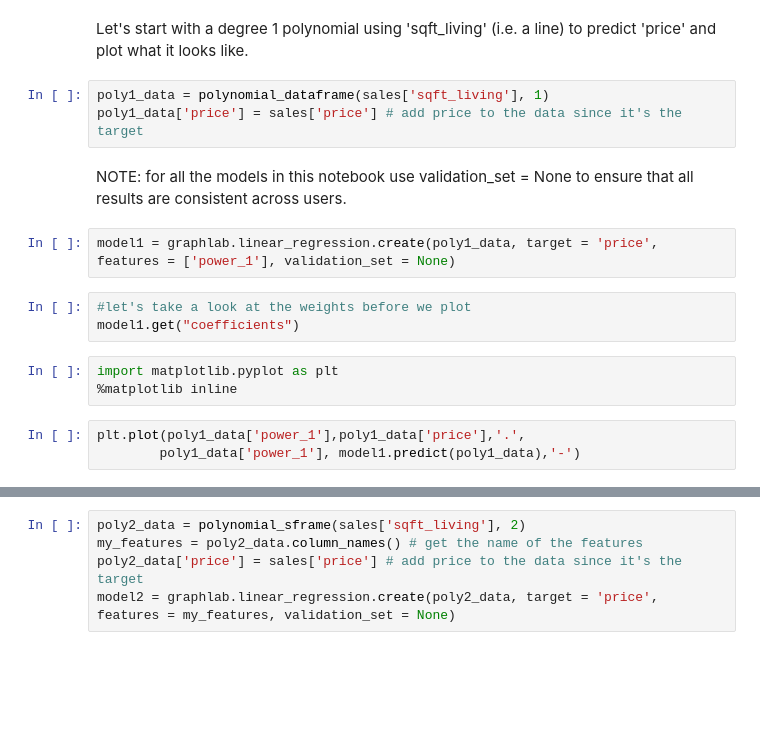
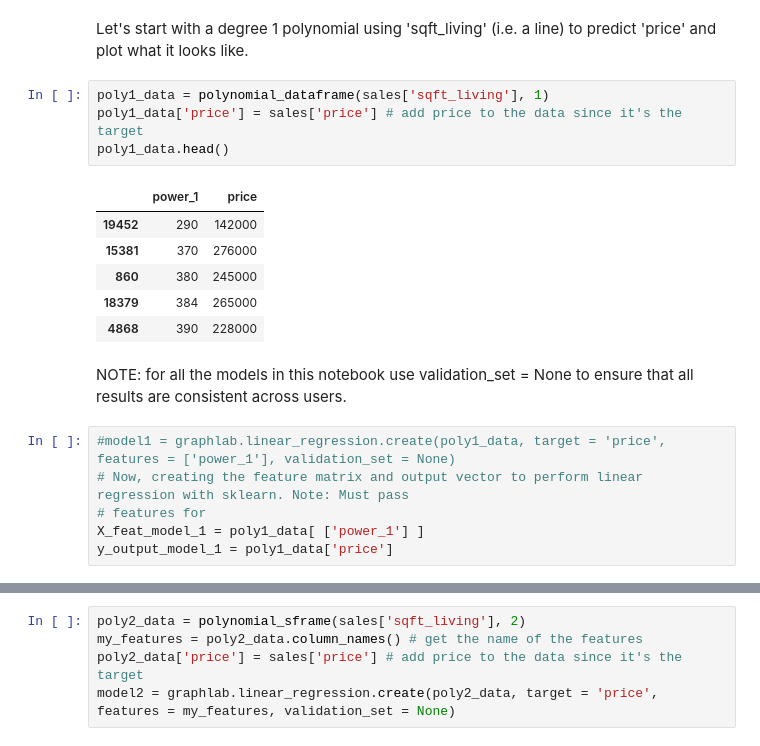
Before and after one commit to Santana9937/Coursera_ML_Specialization, a Jupyter notebook: Week_3_Assessing_Performance/assign_1_polynomial-regression.ipynb, the cells around one changed output, grey strips where cells are left out. Saved outputs shown, nothing was run; the diff lists cells and outputs as text; blank space fills up the shorter version.

```diff
--- a/Week_3_Assessing_Performance/assign_1_polynomial-regression.ipynb
+++ b/Week_3_Assessing_Performance/assign_1_polynomial-regression.ipynb
@@ -136,16 +136,19 @@ Let's start with a degree 1 polynomial using 'sqft_living' (i.e. a line) to pred
 # %%
 poly1_data = polynomial_dataframe(sales['sqft_living'], 1)
 poly1_data['price'] = sales['price'] # add price to the data since it's the target
+poly1_data.head()
+# %% [output]
+|  | power_1 | price |
+| 19452 | 290 | 142000 |
+| 15381 | 370 | 276000 |
+| 860 | 380 | 245000 |
+| 18379 | 384 | 265000 |
+| 4868 | 390 | 228000 |
 # %% [markdown]
 NOTE: for all the models in this notebook use validation_set = None to ensure that all results are consistent across users.
-# %%
-model1 = graphlab.linear_regression.create(poly1_data, target = 'price', features = ['power_1'], validation_set = None)
-# %%
-#let's take a look at the weights before we plot
-model1.get("coefficients")
-# %%
-import matplotlib.pyplot as plt
-%matplotlib inline
-# %%
-plt.plot(poly1_data['power_1'],poly1_data['price'],'.',
-        poly1_data['power_1'], model1.predict(poly1_data),'-')
+# %%
+#model1 = graphlab.linear_regression.create(poly1_data, target = 'price', features = ['power_1'], validation_set = None)
+# Now, creating the feature matrix and output vector to perform linear regression with sklearn. Note: Must pass
+# features for
+X_feat_model_1 = poly1_data[ ['power_1'] ]
+y_output_model_1 = poly1_data['price']
```
Also changed, not shown: parts of 5 cells of this notebook.
